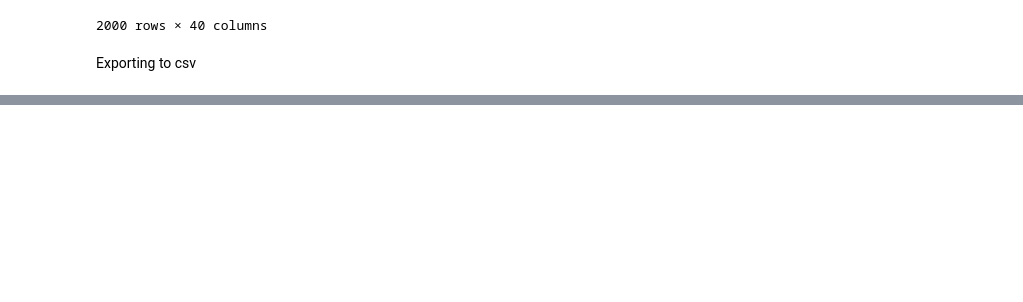
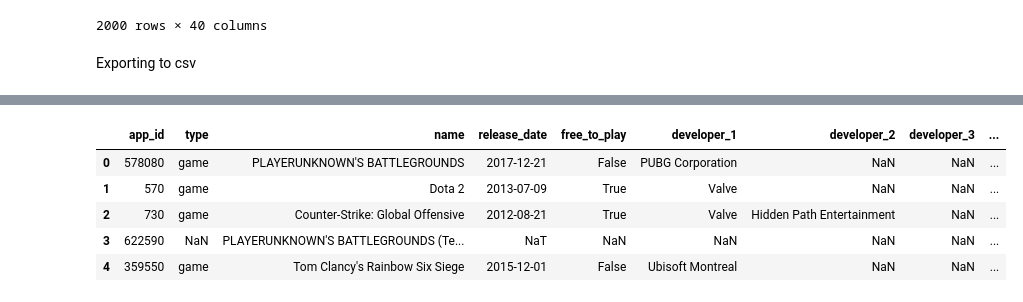
Before and after one commit to Jonhops1595/steam_machine_learning, a Jupyter notebook: Machine Learning Data Cleaning.ipynb, the cells around one changed output, grey strips where cells are left out. Drawn from its saved outputs; the diff is of its cells as text; code cells hidden in the pictures; blank space fills up the shorter version.

Commit message:
price history summaries

```diff
--- a/Machine Learning Data Cleaning.ipynb
+++ b/Machine Learning Data Cleaning.ipynb
@@ -154,3 +154,29 @@ game_data
 2000 rows × 40 columns
 # %% [markdown]
 Exporting to csv
+# %%
+import numpy as np
+
+# priceHistoryDict{appid : (appid, firstAvailiblePrice, latestAvailiblePrice, lowestPrice, highestPrice)}
+priceHistoryDict = {}
+
+def getPriceSummary(appid):
+    global priceHistoryDict
+    try:
+        priceHistoryData = pd.read_csv(f"../data/PriceHistory/PriceHistory/{appid}.csv",
+                                  index_col = False,
+                                  encoding = 'latin-1')
+
+    except FileNotFoundError:
+        print(f"ERROR! {appid}.csv not found!")
+        priceHistoryDict[appid] = (appid, 0, 0, 0, 0)
+        return
+    priceHistoryDict[appid] = (appid,
+                                priceHistoryData["Initialprice"].iloc[0], #firstAvailiblePrice
+                                priceHistoryData["Finalprice"].iloc[-1], #latestAvailiblePrice
+                                priceHistoryData["Finalprice"].min(),
+                                priceHistoryData["Finalprice"].max()
+                              )
+
+
+game_data["app_id"].map(getPriceSummary)
@@ -157,2 +213,20 @@ Exporting to csv
+# %%
+game_data = pd.merge(game_data,
+                     pd.DataFrame.from_dict(priceHistoryDict, orient="index",
+                            columns = ["app_id",
+                                       "first_availible_price",
+                                       "last_availible_price",
+                                       "lowest_price",
+                                       "highest_price"]),
+                     on = 'app_id',
+                     how = 'left')
+game_data.head()
+# %% [output]
+|  | app_id | type | name | release_date | free_to_play | developer_1 | developer_2 | developer_3 | ... |
+| 0 | 578080 | game | PLAYERUNKNOWN'S BATTLEGROUNDS | 2017-12-21 | False | PUBG Corporation | NaN | NaN | ... |
+| 1 | 570 | game | Dota 2 | 2013-07-09 | True | Valve | NaN | NaN | ... |
+| 2 | 730 | game | Counter-Strike: Global Offensive | 2012-08-21 | True | Valve | Hidden Path Entertainment | NaN | ... |
+| 3 | 622590 | NaN | PLAYERUNKNOWN'S BATTLEGROUNDS (Te... | NaT | NaN | NaN | NaN | NaN | ... |
+| 4 | 359550 | game | Tom Clancy's Rainbow Six Siege | 2015-12-01 | False | Ubisoft Montreal | NaN | NaN | ... |
 # %%
 game_data.to_csv('cleaned_game_data.csv')
```
Also changed, not shown: parts of 1 cell of this notebook, 1 other file.
